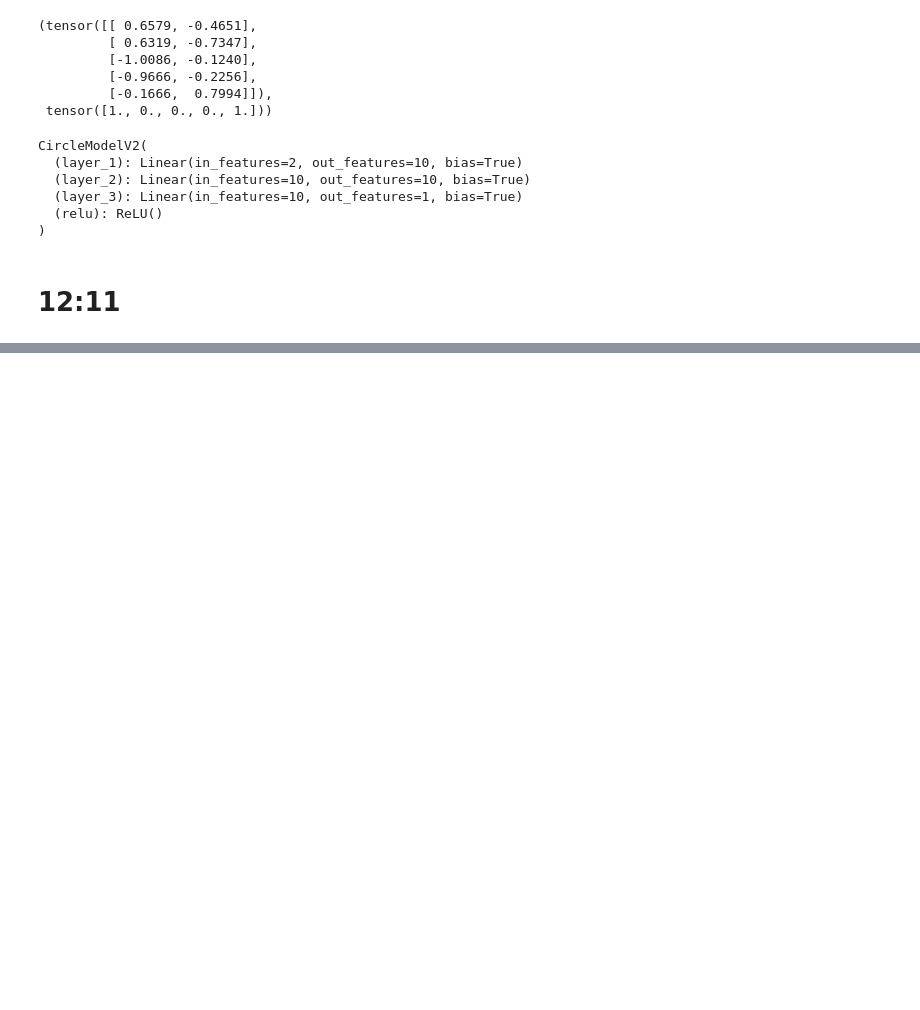
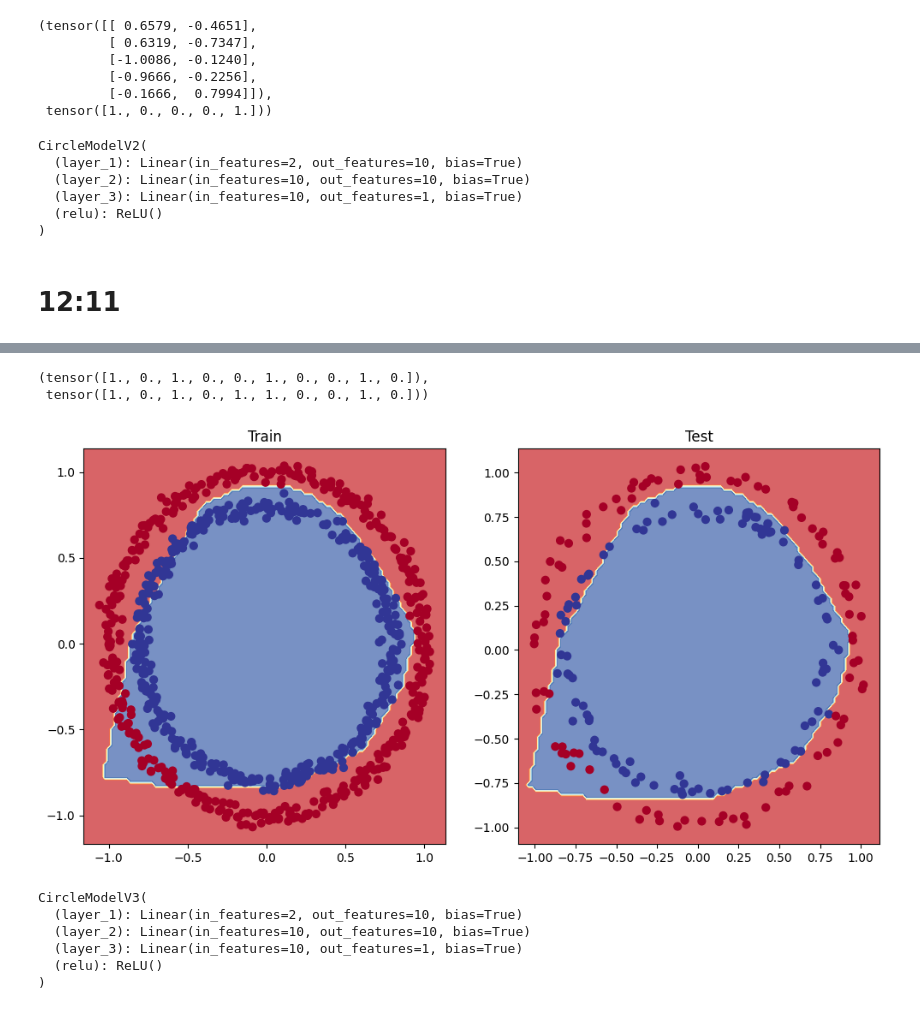
Before and after one commit to Sitta250/pytorch, a Jupyter notebook: 02_pytorch_classification.ipynb, the cells around one changed output, grey strips where cells are left out. Saved outputs shown, nothing was run; the diff lists cells and outputs as text; code cells hidden in the pictures; blank space fills up the shorter version.

```diff
--- a/02_pytorch_classification.ipynb
+++ b/02_pytorch_classification.ipynb
@@ -683,0 +690,32 @@ CircleModelV2(
+# %%
+# random seed
+torch.manual_seed(42)
+epochs = 1000
+
+# put data to target device
+X_train, y_train = X_train.to(device), y_train.to(device)
+X_test, y_test = X_test.to(device), y_test.to(device)
+
+for epoch in range(epochs):
+  model_3.train()
+
+  y_logits = model_3(X_train).squeeze()
+  y_pred = torch.round(torch.sigmoid(y_logits))
+  loss = loss_fn(y_logits, y_train)
+  acc = accuracy_fn(y_true = y_train,
+               y_pred = y_pred)
+
+
+  optimizer.zero_grad()
+  loss.backward()
+  optimizer.step()
+
+  model_3.eval()
+  with torch.inference_mode():
+    test_logits = model_3(X_test).squeeze()
+    test_pred = torch.round(torch.sigmoid(test_logits))
+    test_loss = loss_fn(test_logits, y_test)
+    test_acc = accuracy_fn(y_true = y_test,
+                           y_pred=test_pred)
+  if epoch %100 ==0:
+    print(f"Epoch: {epoch} | Loss: {loss:.5f}, Acc: {acc:2f} | Test loss: {test_loss:.5f}, Test acc:{test_acc:.2f} ")
@@ -683,0 +733,20 @@ CircleModelV2(
+# %%
+# evaluate model
+model_3.eval()
+with torch.inference_mode():
+  y_preds = torch.round(torch.sigmoid(model_3(X_test))).squeeze()
+y_preds[:10], y_test[:10]
+# %% [output]
+(tensor([1., 0., 1., 0., 0., 1., 0., 0., 1., 0.]),
+ tensor([1., 0., 1., 0., 1., 1., 0., 0., 1., 0.]))
+# %%
+# plot decision
+plt.figure(figsize=(12,6))
+plt.subplot(1,2,1)
+plt.title("Train")
+plot_decision_boundary(model_3, X_train, y_train)
+plt.subplot(1,2,2)
+plt.title("Test")
+plot_decision_boundary(model_3, X_test, y_test)
+# %% [output]
+[figure, added]
@@ -683,0 +755,22 @@ CircleModelV2(
+# %%
+# try adding more layer
+from torch import nn
+class CircleModelV3(nn.Module):
+  def __init__(self):
+    super().__init__()
+    self.layer_1 = nn.Linear(in_features=2, out_features=10)
+    self.layer_2 = nn.Linear(in_features=10, out_features=10)
+    self.layer_3 = nn.Linear(in_features=10, out_features=1)
+    self.relu = nn.ReLU()
+  def forward(self, X):
+    return self.layer_3(self.relu(self.layer_2(self.relu(self.layer_1(X)))))
+
+model_4 = CircleModelV3().to(device)
+model_4
+# %% [output]
+CircleModelV3(
+  (layer_1): Linear(in_features=2, out_features=10, bias=True)
+  (layer_2): Linear(in_features=10, out_features=10, bias=True)
+  (layer_3): Linear(in_features=10, out_features=1, bias=True)
+  (relu): ReLU()
+)
```
Also changed, not shown: parts of 27 cells of this notebook.
